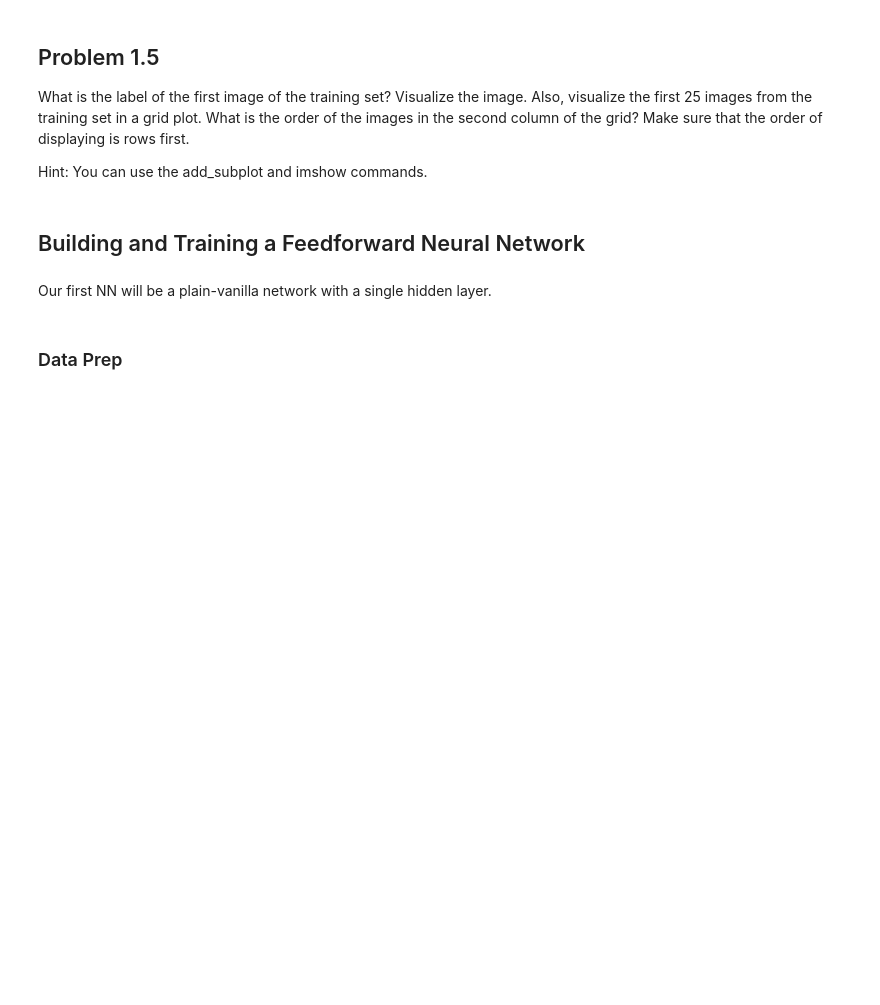
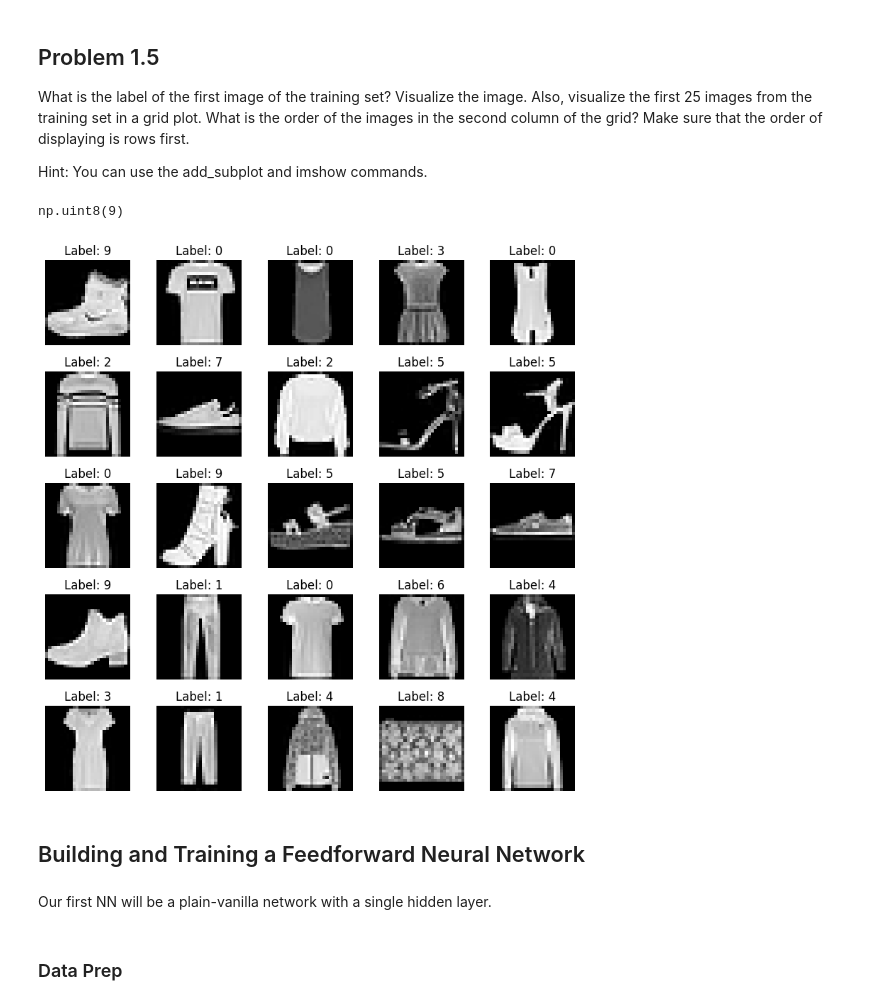
Before and after one commit to yuri-spizhovyi-mit/ET6-ML, a Jupyter notebook: homework/Homework_Deep_Learning.ipynb, the cells around one changed output. Saved outputs shown, nothing was run; the diff lists cells and outputs as text; code cells hidden in the pictures; blank space fills up the shorter version.

```diff
--- a/homework/Homework_Deep_Learning.ipynb
+++ b/homework/Homework_Deep_Learning.ipynb
@@ -109,3 +116,6 @@ Also, visualize the first 25 images from the training set in a grid plot. What i
 Hint: You can use the add_subplot and imshow commands.
 # %%
 ### WRITE YOUR CODE HERE ###
+y_train[0]
+# %% [output]
+np.uint8(9)
@@ -114,3 +122,21 @@ Hint: You can use the add_subplot and imshow commands.
+# %%
+### WRITE YOUR CODE HERE ###
+import matplotlib.pyplot as plt
+
+fig, axes = plt.subplots(5, 5, figsize=(8, 8))
+
+index = 0  # image index
+for i in range(5):        # rows
+    for j in range(5):    # columns
+        axes[i, j].imshow(x_train[index], cmap='gray')
+        axes[i, j].set_title(f"Label: {y_train[index]}")
+        axes[i, j].axis('off')
+        index += 1
+
+plt.tight_layout()
+plt.show()
+# %% [output]
+[figure, added]
 # %% [markdown]
 ## Building and Training a Feedforward Neural Network
 # %% [markdown]
```
Also changed, not shown: parts of 3 cells of this notebook.
